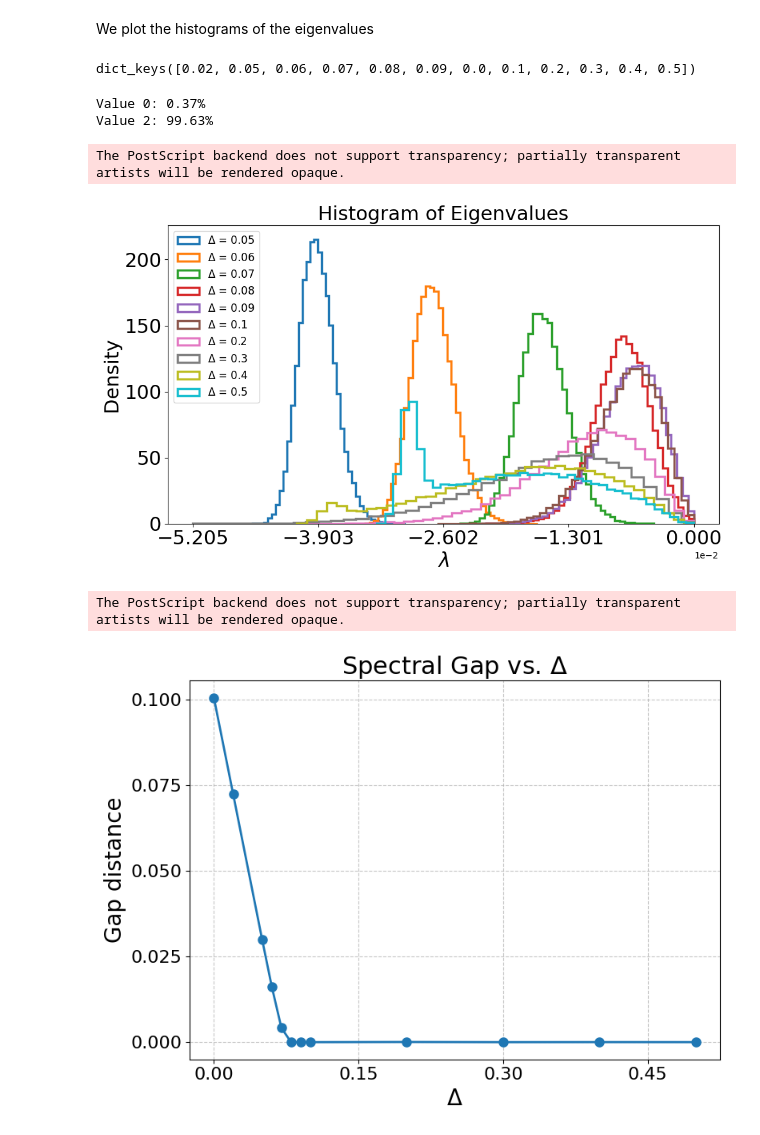
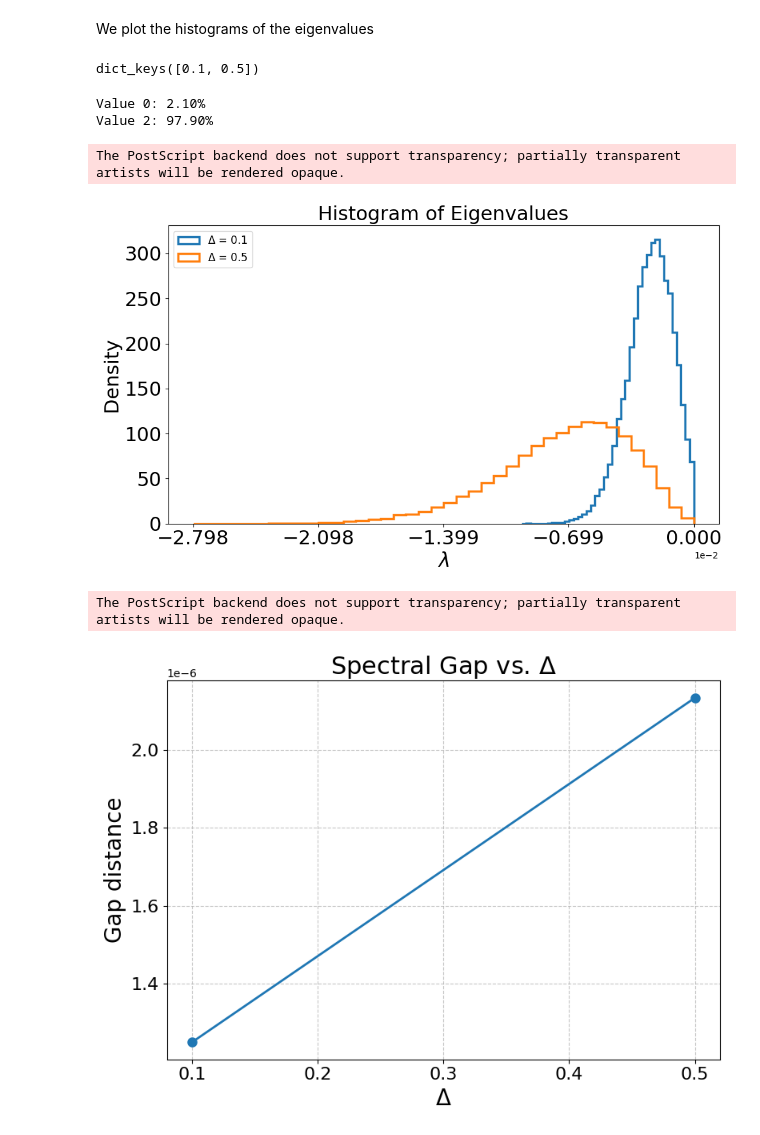
Before and after one commit to shivangrawat/perturbed_organics, a Jupyter notebook: examples/eigval_histogram.ipynb, the cells around one changed output. Drawn from its saved outputs; the diff is of its cells as text; code cells hidden in the pictures.

```diff
--- a/examples/eigval_histogram.ipynb
+++ b/examples/eigval_histogram.ipynb
@@ -27,7 +27,8 @@ mu_val = float(mu)
 # delta_scale = "linear"
 delta_scale = "log-scale"
 
-folder_path = f'/vast/sr6364/perturbed_organics/data/adaptive_main_eigval/{input_type}/'
+# folder_path = f'/vast/sr6364/perturbed_organics/data/adaptive_main_eigval/{input_type}/'
+folder_path = f'/vast/sr6364/perturbed_organics/data/adaptive_main_eigval_N500/{input_type}/'
 # %%
 # This dictionary will map each tensor name (file name without .pt)
 # to a dictionary that maps deltaval values to the loaded tensor.
@@ -101,9 +102,9 @@ condition = all_data['condition']
 # %%
 actual_fp_y_dict.keys()
 # %% [output]
-dict_keys([0.02, 0.05, 0.06, 0.07, 0.08, 0.09, 0.0, 0.1, 0.2, 0.3, 0.4, 0.5])
+dict_keys([0.1, 0.5])
 # %%
-condition_to_check = condition[0.09]
+condition_to_check = condition[0.5]
 
 unique_vals, counts = torch.unique(condition_to_check, return_counts=True)
 total_entries = condition_to_check.numel()  # Total number of elements
@@ -115,8 +116,8 @@ percentages = (counts.float() / total_entries) * 100
 for val, pct in zip(unique_vals, percentages):
     print(f"Value {val.item()}: {pct.item():.2f}%")
 # %% [output]
-Value 0: 0.37%
-Value 2: 99.63%
+Value 0: 2.10%
+Value 2: 97.90%
 # %%
 import matplotlib.pyplot as plt
 import torch
@@ -127,8 +128,9 @@ plt.figure(figsize=(10, 6))
 
 # Define the delta values
 # delta_vals = [0.05, 0.08]  # Extend this list as needed
-# delta_vals = sorted(eigvals_dict.keys())
-delta_vals = [0.05, 0.06, 0.07, 0.08, 0.09, 0.1, 0.2, 0.3, 0.4, 0.5]
+delta_vals = sorted(eigvals_dict.keys())
+# delta_vals = [0.05, 0.06, 0.07, 0.08, 0.09, 0.1, 0.2, 0.3, 0.4, 0.5]
+
 
 # To compute global x-limits across histograms, we store the min and max values
 global_min = float('inf')
@@ -167,34 +169,34 @@ plt.ylabel('Density', fontsize=22)
 plt.title("Histogram of Eigenvalues", fontsize=22)
 
 # Create 5 ticks between the global min and 0, ensuring 0 is included
 ticks = np.linspace(global_min, 0, 5)
 ticks = np.sort(np.unique(np.concatenate((ticks, [0]))))
 plt.xticks(ticks, fontsize=22)
 plt.yticks(fontsize=22)
 
 # Set x-axis to scientific notation using ScalarFormatter
 ax = plt.gca()
 formatter = ticker.ScalarFormatter()
 formatter.set_scientific(True)
 formatter.set_powerlimits((0, 0))
 ax.xaxis.set_major_formatter(formatter)
 
 # Add a legend to differentiate the histograms
 plt.legend(fontsize=12)
 
 folder_loc = f'../figures/mu_{mu}/fig_histogram'
 os.makedirs(folder_loc, exist_ok=True)
 file_name = f'histogram'
 file_save_path = os.path.join(folder_loc, file_name)
 
 plt.tight_layout()
 plt.savefig(f'{file_save_path}.png', bbox_inches='tight')
 plt.savefig(f'{file_save_path}.svg', format='svg', bbox_inches='tight', dpi=300)
 plt.savefig(f'{file_save_path}.eps', format='eps', bbox_inches='tight', dpi=300)
 plt.show()
 # %% [output]
 The PostScript backend does not support transparency; partially transparent artists will be rendered opaque.
-[figure, old version]
+[figure, new version]
 # %%
 import matplotlib.pyplot as plt
 import numpy as np
@@ -261,4 +263,4 @@ plt.savefig(f'{file_save_path}.eps', format='eps', bbox_inches='tight', dpi=300)
 plt.show()
 # %% [output]
 The PostScript backend does not support transparency; partially transparent artists will be rendered opaque.
-[figure, old version]
+[figure, new version]
```
Also changed, not shown: 4 other files.
